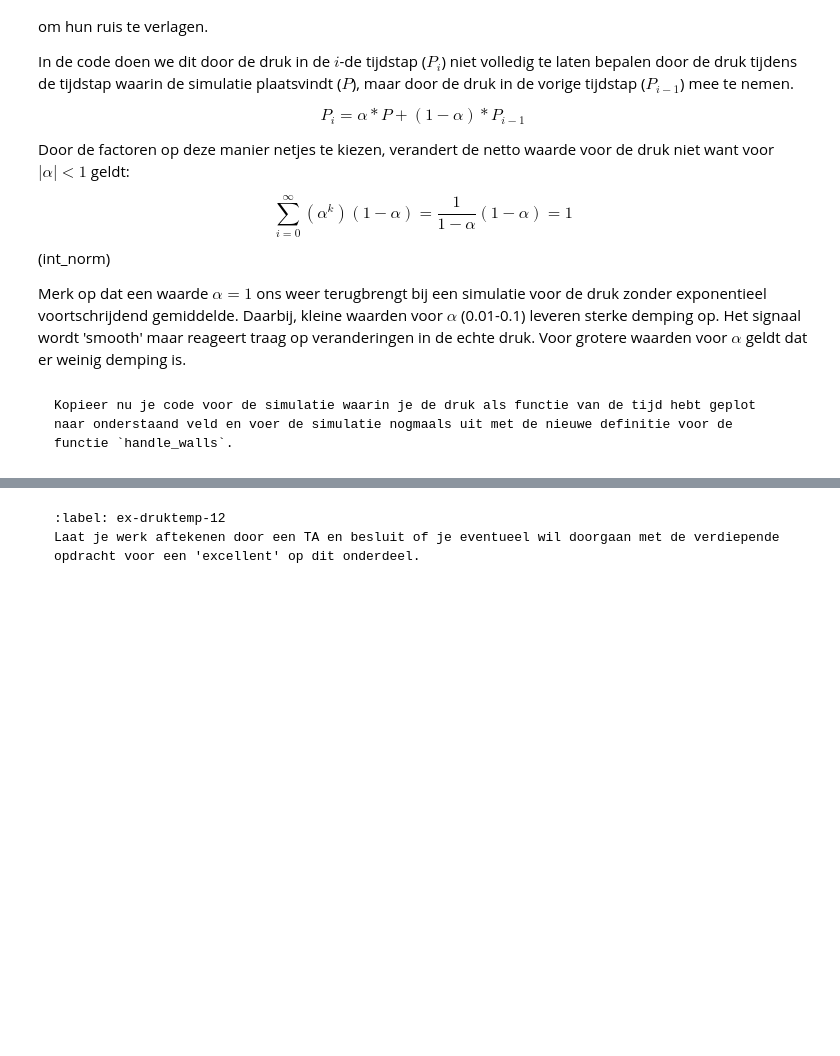
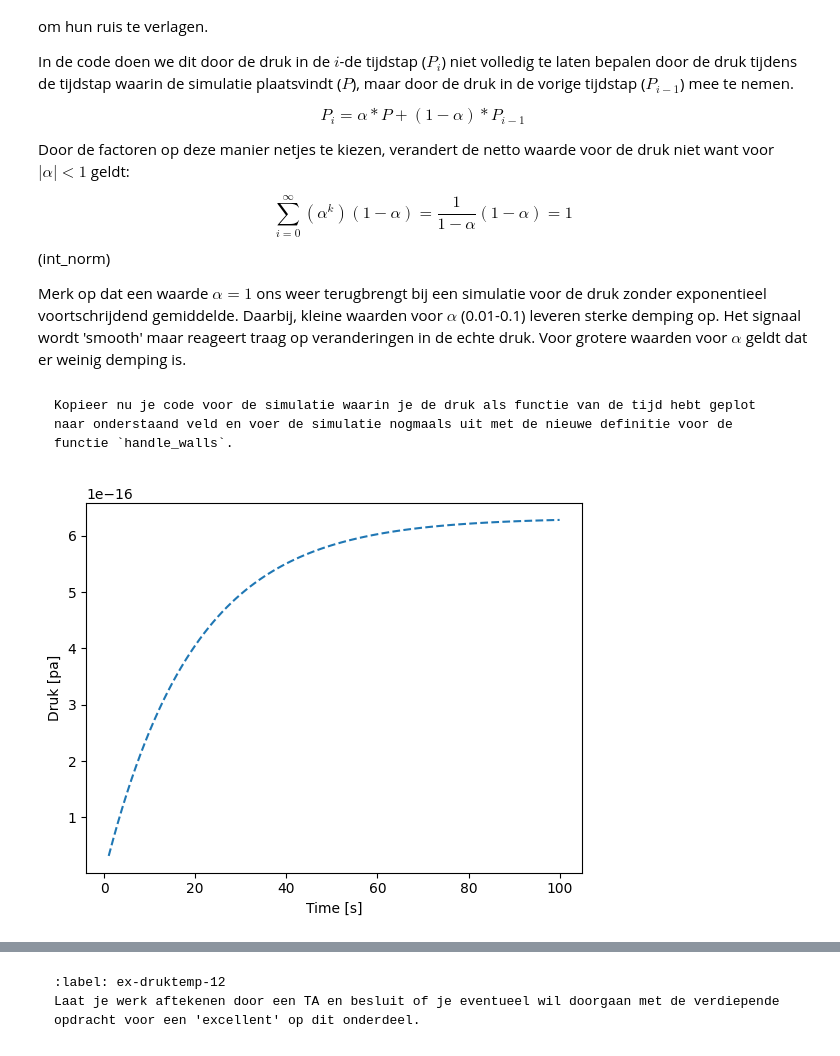
Before and after one commit to JesseDijkzeul/2, a Jupyter notebook: Content/PySim/5_druktemp.ipynb, the cells around one changed output, grey strips where cells are left out. Drawn from its saved outputs; the diff is of its cells as text; code cells hidden in the pictures; blank space fills up the shorter version.

````diff
--- a/Content/PySim/5_druktemp.ipynb
+++ b/Content/PySim/5_druktemp.ipynb
@@ -340,16 +384,78 @@ def handle_walls(particles):
     for p in particles:
         left_right_collision(p)
         top_down_collision(p)
-    alpha = 0.1
+    alpha = 0.05
     pressure = alpha * impulse_outward / (4 * BOX_SIZE_0 * DT) + (1-alpha) * pressure # omtrek volume is oppervlak (2D sim)
+
+# Eenheden: (grotenoorde)
+# Mass ~ 10**(-26) kg
+# Length ~ 10**(-9)
+M_scale = 10**(-24)
+L_scale = 10**(-9)
+t_scale = 10**(-3)
+
+p_scale = 2*(M_scale*L_scale/t_scale)/((L_scale*t_scale))
 # %% [markdown]
 ```{exercise}
 Kopieer nu je code voor de simulatie waarin je de druk als functie van de tijd hebt geplot naar onderstaand veld en voer de simulatie nogmaals uit met de nieuwe definitie voor de functie `handle_walls`.
 ```
 # %%
+impulse_outward = 0.0
+pressure = 0.0
+
+def top_down_collision(particle: ParticleClass):
+    global impulse_outward
+    if abs(particle.r[1]) + particle.R > BOX_SIZE_0 / 2:
+        particle.r[1] = np.sign(particle.r[1]) * (BOX_SIZE_0/2 - particle.R)
+        impulse_outward += abs(particle.momentum[1]) * 2
+        particle.v[1] *= -1
+
+def left_right_collision(particle: ParticleClass):
+    global impulse_outward
+    if abs(particle.r[0]) + particle.R > BOX_SIZE_0 / 2:
+        particle.r[0] = np.sign(particle.r[0]) * (BOX_SIZE_0/2 - particle.R)
+        impulse_outward += abs(particle.momentum[0]) * 2
+        particle.v[0] *= -1
+
+def handle_walls(particles):
+    """ botsing met wanden controleren voor alle deeltjes in lijst en gemiddeld bepaling druk """
+    global pressure, impulse_outward       # om pressure buiten de functie te kunnen gebruiken
+    impulse_outward = 0.0
+    for p in particles:
+        left_right_collision(p)
+        top_down_collision(p)
+    alpha = 0.05
+    pressure = alpha * impulse_outward / (4 * BOX_SIZE_0 * DT) + (1-alpha) * pressure # omtrek volume is oppervlak (2D sim)
+
+# Eenheden: (grotenoorde)
+# Mass ~ 10**(-26) kg
+# Length ~ 10**(-9)
+M_scale = 10**(-24)
+L_scale = 10**(-9)
+t_scale = 10**(-3)
+
+p_scale = 2*(M_scale*L_scale/t_scale)/((L_scale*t_scale))
+
 # RUIMTE VOOR GEKOPIEERDE FUNCTIE
+particles = []
+pressures = np.zeros(100, dtype=float)
+times = np.linspace(1, 100, 100)
 
+create_particles(particles)
+for i in range(100):
+    take_time_step(particles)
+    pressures[i] = pressure
 #your code/answer
+
+plt.figure()
+plt.xlabel('Time [s]')
+plt.ylabel('Druk [pa]')
+plt.plot(times, p_scale*pressures, '--', label = 'temperatuur')
+#your code/answer
+plt.show()
+#your code/answer
+# %% [output]
+[figure, added]
 # %% [markdown]
 Met de middeling kan je beter zien wat de gemiddelde waarde voor de druk in dit systeem is. Als dit voor jouw simulatie lastig is kan je de factor `alpha` aanpassen in de functie 'handle_walls`, zodat je over een langere periode het gemiddelde neemt. Hou daarbij wel rekening met de eis in [bovenstaande formule](#int_norm)
 
````
Also changed, not shown: parts of 9 cells of this notebook.
